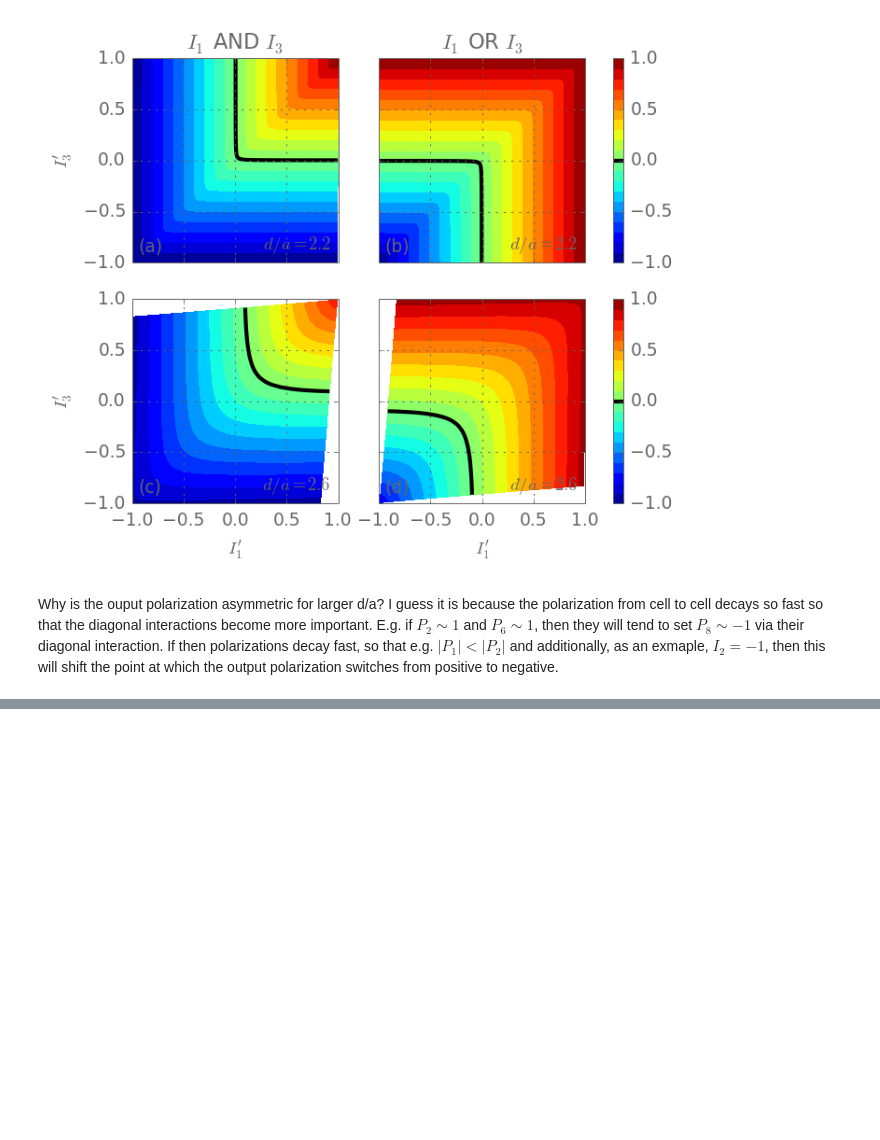
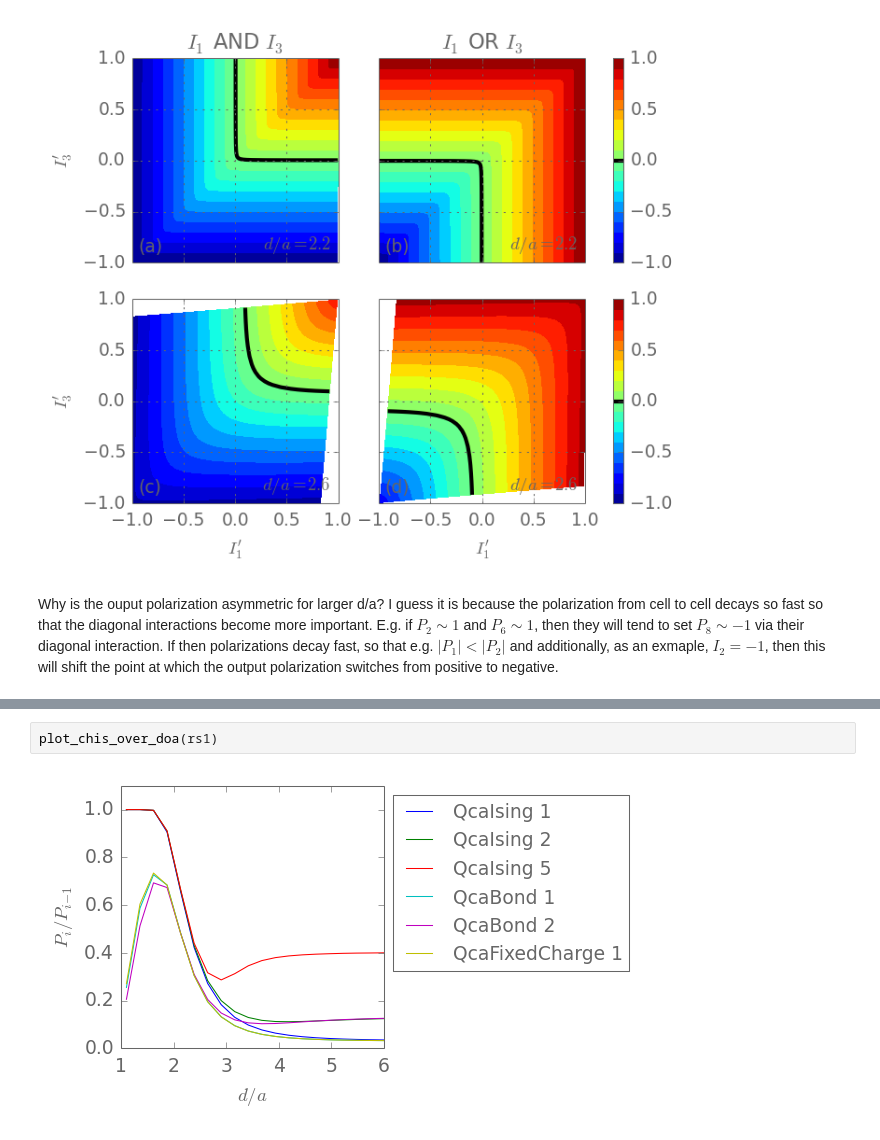
Before and after one commit to meznom/phd_thesis, a Jupyter notebook: notebooks/chapter03.ipynb, the cells around one changed output, grey strips where cells are left out. Saved outputs shown, nothing was run; the diff lists cells and outputs as text; blank space fills up the shorter version.

```diff
--- a/notebooks/chapter03.ipynb
+++ b/notebooks/chapter03.ipynb
@@ -1074,0 +1225,4 @@ Why is the ouput polarization asymmetric for larger d/a? I guess it is because t
+# %%
+plot_chis_over_doa(rs1)
+# %% [output]
+[figure, added]
```
Also changed, not shown: parts of 14 cells of this notebook.
